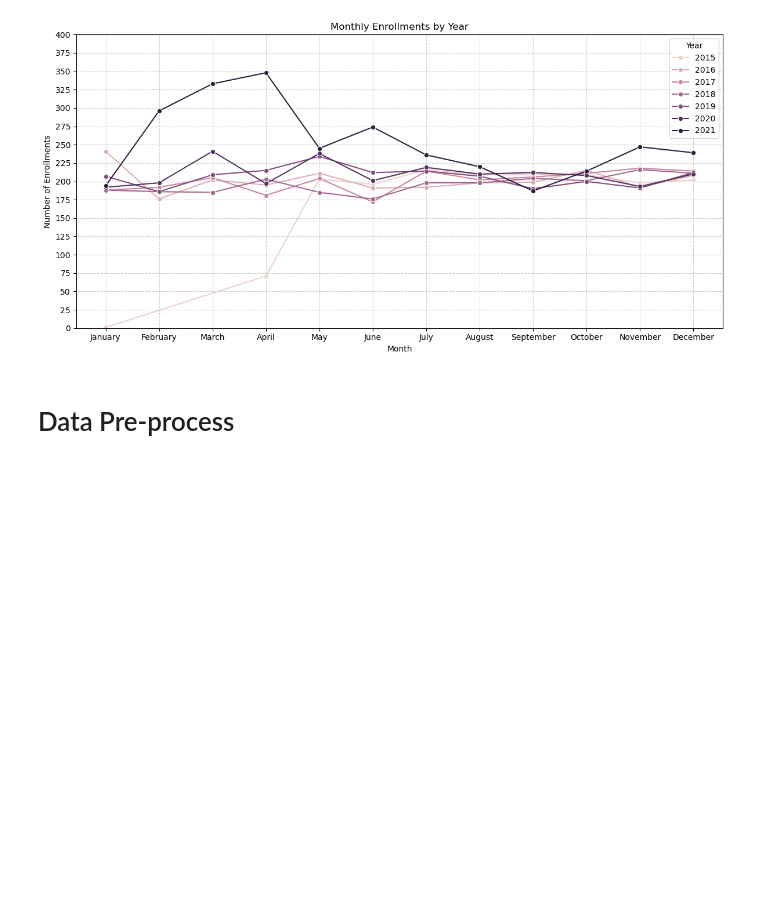
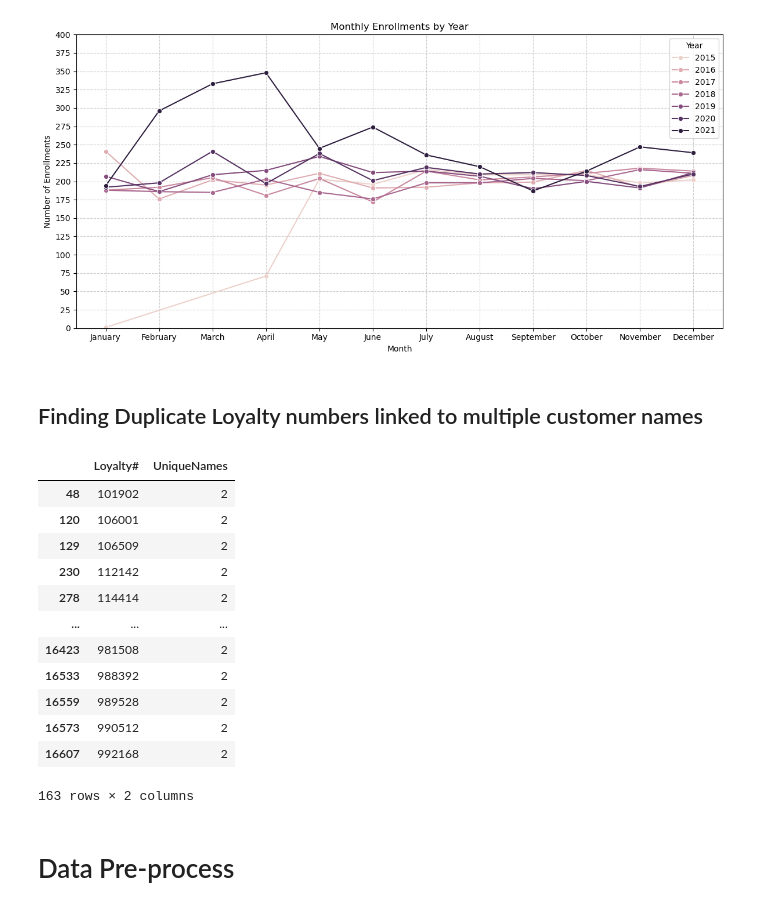
Before and after one commit to lCarvas/data-mining, a Jupyter notebook: src/GroupXX_EDA_Code.ipynb, the cells around one changed output. Cells and saved outputs as stored; diff of their text form; code cells hidden in the pictures; blank space fills up the shorter version.

```diff
--- a/src/GroupXX_EDA_Code.ipynb
+++ b/src/GroupXX_EDA_Code.ipynb
@@ -377,6 +377,28 @@ plt.tight_layout()
 plt.show()
 # %% [output]
 [figure]
+# %% [markdown]
+## Finding Duplicate Loyalty numbers linked to multiple customer names
+# %%
+dataCustomer["Loyalty#"].duplicated().any()
+dataCustomer[dataCustomer['Loyalty#'].duplicated(keep=False)][['Loyalty#']]
+
+dataCustomer['Loyalty#'].value_counts()[lambda x: x > 1]
+dataCustomer.groupby('Loyalty#')['Customer Name'].nunique().reset_index(name='UniqueNames').query('UniqueNames > 1')
+# %% [output]
+|  | Loyalty# | UniqueNames |
+| 48 | 101902 | 2 |
+| 120 | 106001 | 2 |
+| 129 | 106509 | 2 |
+| 230 | 112142 | 2 |
+| 278 | 114414 | 2 |
+| ... | ... | ... |
+| 16423 | 981508 | 2 |
+| 16533 | 988392 | 2 |
+| 16559 | 989528 | 2 |
+| 16573 | 990512 | 2 |
+| 16607 | 992168 | 2 |
+163 rows × 2 columns
 # %% [markdown]
 # Data Pre-process
 # %% [markdown]
```
Also changed, not shown: parts of 4 cells of this notebook.
